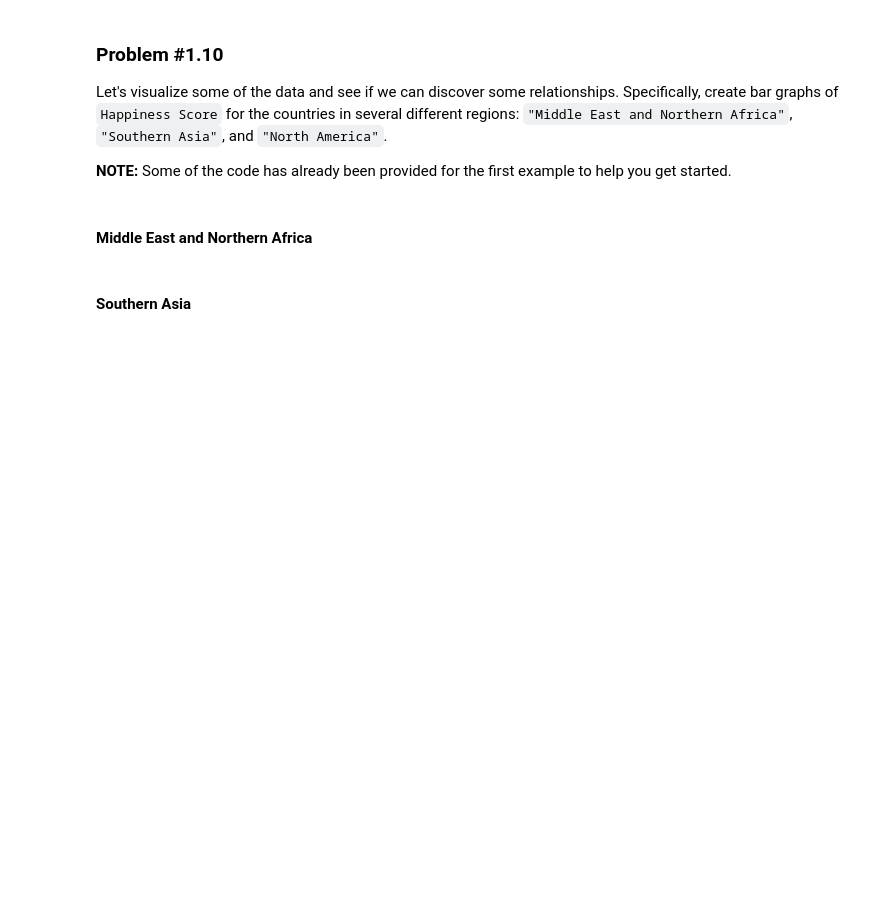
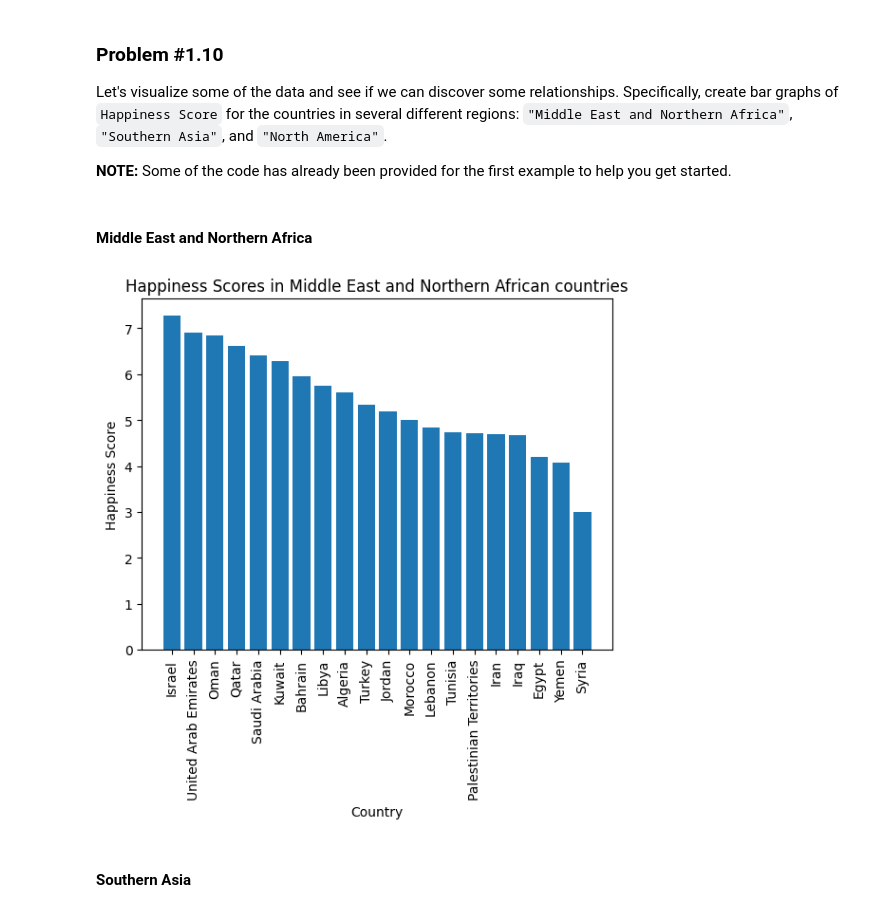
Before and after one commit to kurealnum/dsrp-2025, a Jupyter notebook: DSRP_Day_10_Lab_Notebook_[STUDENT].ipynb, the cells around one changed output. Drawn from its saved outputs; the diff is of its cells as text; code cells hidden in the pictures; blank space fills up the shorter version.

```diff
--- a/DSRP_Day_10_Lab_Notebook_[STUDENT].ipynb
+++ b/DSRP_Day_10_Lab_Notebook_[STUDENT].ipynb
@@ -154,10 +163,24 @@ This data currently has no consistent naming convention for columns, which is ve
 <br>
 
 **Hint**: It may make you life easier to quickly print the current column names here using the `.columns` attribute.
+# %%
+happy_df.columns = [
+    'Country',
+    'Region',
+    'Happiness Score',
+    'GDP',
+    'Social Support',
+    'Healthy Life Expectancy',
+    'Freedom',
+    'Corruption Perception',
+    'Generosity'
+]
 # %% [markdown]
 ### **Problem #1.3**
 
 Drop any duplicate rows.
+# %%
+happy_df.drop_duplicates(inplace = True)
 # %% [markdown]
 ### **Problem #1.4**
 
@@ -176,4 +219,4 @@ Let's deal with these columns by type, specifically:
 
 Complete the code below to *drop* the numerical null values. There's an argument for dropping or imputing, but dropping is a safer choice that does not rely on making any assumptions about these variables.
 # %%
-happy_df = happy_df.dropna(axis = 0, how='any', subset = [# COMPLETE THIS LINE
+happy_df = happy_df.dropna(axis = 0, how='any', subset = ["Happiness Score", "Healthy Life Expectancy"])
@@ -194,3 +246,5 @@ Complete the code below to *impute* the object (string) null value(s). This is s
+# %%
+happy_df.loc[happy_df['Region'].isnull(), 'Region'] = 'Middle East and Northern Africa'
 # %% [markdown]
 ### **Problem #1.6**
 
@@ -304,2 +372,16 @@ plt.show()
+# %%
+x = happy_df[happy_df["Region"] == "Middle East and Northern Africa"]["Country"]
+y = happy_df[happy_df["Region"] == "Middle East and Northern Africa"]["Happiness Score"]
+
+plt.bar(x, y)
+
+plt.title("Happiness Scores in Middle East and Northern African countries")
+plt.xlabel("Country")
+plt.ylabel("Happiness Score")
+plt.xticks(rotation = 90)
+
+plt.show()
+# %% [output]
+[figure, added]
 # %% [markdown]
 #### **Southern Asia**
```
Also changed, not shown: parts of 101 cells of this notebook.
